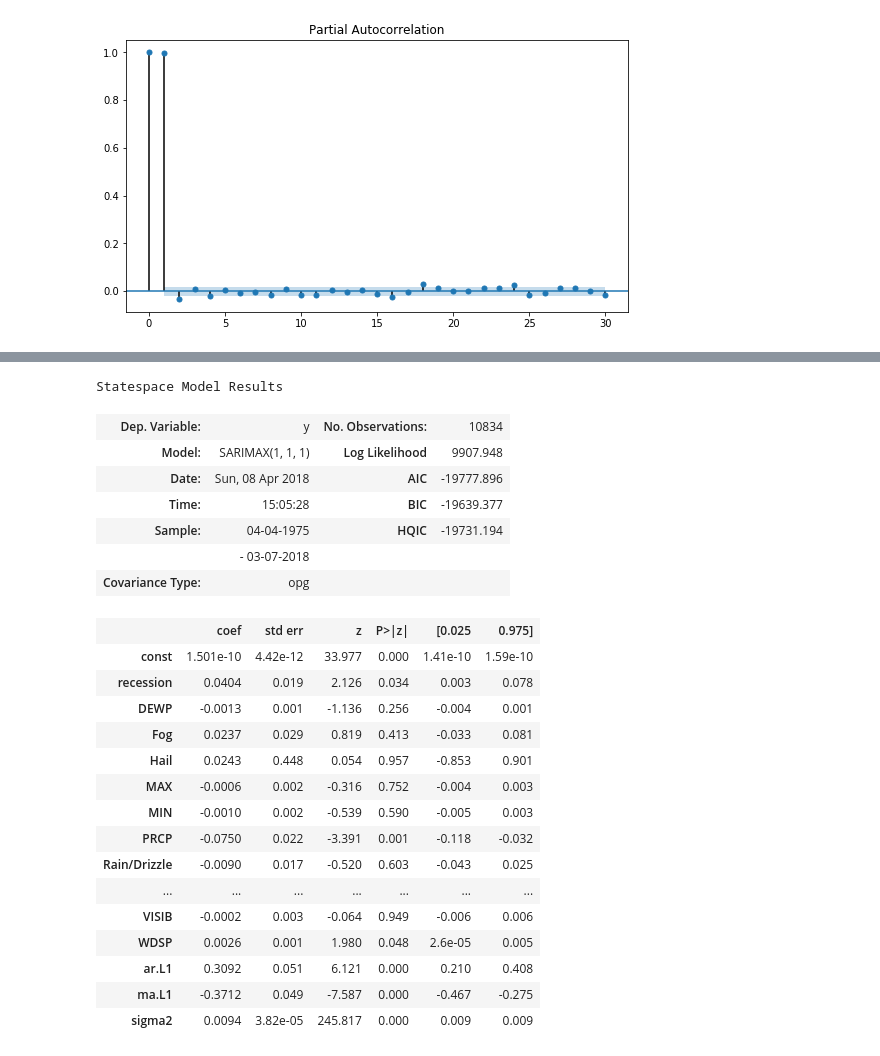
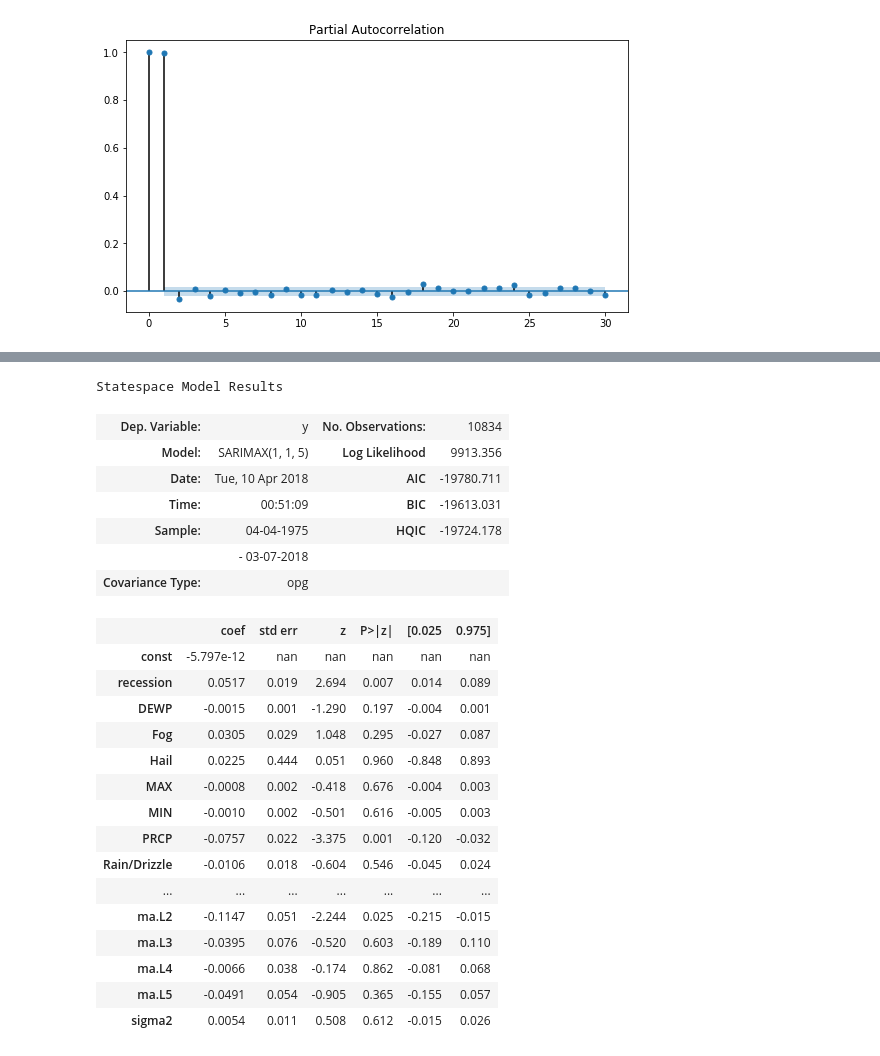
Before and after one commit to ccaspar/weather_commodities, a Jupyter notebook: wc_code.ipynb, the cells around one changed output, grey strips where cells are left out. Saved outputs shown, nothing was run; the diff lists cells and outputs as text; code cells hidden in the pictures.

```diff
--- a/wc_code.ipynb
+++ b/wc_code.ipynb
@@ -447,32 +592,31 @@ plt.xlabel('Year', fontsize=14);
 # %%
 # cotton model
-main_df = pd.read_csv('~/desktop/main_df.csv')
+main_df = pd.read_csv('.//main_df.csv')
 main_df['DATE'] = pd.to_datetime(main_df.DATE)
 cotton = cotton[cotton.date > pd.datetime(1974,12,31)]
 final_df = pd.merge(cotton, main_df, how='left', left_on='date', right_on='DATE')
 final_df.drop('DATE', axis=1, inplace=True)
 final_df.set_index('date', inplace=True)
 final_df.columns = ['price', 'recession', 'DEWP', 'Fog', 'Hail', 'MAX', 'MIN', 'PRCP', 'Rain/Drizzle',
-       'SLP', 'Snow/Ice pellets', 'TEMP', 'Thunder', 'Tornado/Funnel cloud',
-       'VISIB', 'WDSP']
+       'SLP', 'Snow/Ice pellets', 'TEMP', 'Thunder', 'Tornado/Funnel cloud','VISIB', 'WDSP']
 
 
 p = 1 # lagged values
 d = 1 # diffs
-q = 3 # lagged errors
+q = 5 # lagged errors
 
 # seasonal model
-#P = 1
-#D = 1
-#Q = 1
+P = 1
+D = 1
+Q = 0
 
-#s = 252  # days preceding
+s = 252  # days preceding
 
-exog = final_df.drop(['price'], axis=1)
+exog = final_df.drop('price', axis=1)
 exog = sm.add_constant(exog)
 
 #SARIMAX model
-model = sm.tsa.statespace.SARIMAX(endog=final_df.price.values, exog=exog, order=(p,d,q))
+model = sm.tsa.statespace.SARIMAX(endog=final_df.price.values, exog=exog, order=(p,d,q), seasonal_order=(P,D,Q,s))
 results = model.fit()
 results.summary()
 # %% [output]
@@ -514,56 +710,55 @@ plt.xlabel('Year', fontsize=14);
 # %%
 # wheat model
-main_df = pd.read_csv('~/desktop/main_df.csv')
+main_df = pd.read_csv('./main_df.csv')
 main_df['DATE'] = pd.to_datetime(main_df.DATE)
-wheat = wheat[wheat.date > pd.datetime(1974,12,31)]
 final_df = pd.merge(wheat, main_df, how='left', left_on='date', right_on='DATE')
 final_df.drop('DATE', axis=1, inplace=True)
 final_df.set_index('date', inplace=True)
 final_df.columns = ['price', 'recession', 'DEWP', 'Fog', 'Hail', 'MAX', 'MIN', 'PRCP', 'Rain/Drizzle',
-       'SLP', 'Snow/Ice pellets', 'TEMP', 'Thunder', 'Tornado/Funnel cloud',
-       'VISIB', 'WDSP']
+       'SLP', 'Snow/Ice pellets', 'TEMP', 'Thunder', 'Tornado/Funnel cloud','VISIB', 'WDSP']
+
 
 
 p = 1 # lagged values
 d = 1 # diffs
-q = 1 # lagged errors
+q = 5 # lagged errors
 
 # seasonal model
-#P = 1
-#D = 1
-#Q = 1
+P = 1
+D = 1
+Q = 0
 
-#s = 252  # days preceding
+s = 252  # days preceding
 
-exog = final_df.drop(['price'], axis=1)
+exog = final_df.drop('price', axis=1)
 exog = sm.add_constant(exog)
 
 #SARIMAX model
-model = sm.tsa.statespace.SARIMAX(endog=final_df.price.values, exog=exog, order=(p,d,q))
+model = sm.tsa.statespace.SARIMAX(endog=final_df.price.values, exog=exog, order=(p,d,q), seasonal_order=(P,D,Q,s), enforce_stationarity=False, enforce_invertibility=False)
 results = model.fit()
 results.summary()
 # %% [output]
 Statespace Model Results
 | Dep. Variable: | y | No. Observations: | 10834 |
-| Model: | SARIMAX(1, 1, 1) | Log Likelihood | 9907.948 |
-| Date: | Sun, 08 Apr 2018 | AIC | -19777.896 |
-| Time: | 15:05:28 | BIC | -19639.377 |
-| Sample: | 04-04-1975 | HQIC | -19731.194 |
+| Model: | SARIMAX(1, 1, 5) | Log Likelihood | 9913.356 |
+| Date: | Tue, 10 Apr 2018 | AIC | -19780.711 |
+| Time: | 00:51:09 | BIC | -19613.031 |
+| Sample: | 04-04-1975 | HQIC | -19724.178 |
 |  | - 03-07-2018 |  |  |
 | Covariance Type: | opg |  |  |
 |  | coef | std err | z | P>|z| | [0.025 | 0.975] |
-| const | 1.501e-10 | 4.42e-12 | 33.977 | 0.000 | 1.41e-10 | 1.59e-10 |
-| recession | 0.0404 | 0.019 | 2.126 | 0.034 | 0.003 | 0.078 |
-| DEWP | -0.0013 | 0.001 | -1.136 | 0.256 | -0.004 | 0.001 |
-| Fog | 0.0237 | 0.029 | 0.819 | 0.413 | -0.033 | 0.081 |
-| Hail | 0.0243 | 0.448 | 0.054 | 0.957 | -0.853 | 0.901 |
-| MAX | -0.0006 | 0.002 | -0.316 | 0.752 | -0.004 | 0.003 |
-| MIN | -0.0010 | 0.002 | -0.539 | 0.590 | -0.005 | 0.003 |
-| PRCP | -0.0750 | 0.022 | -3.391 | 0.001 | -0.118 | -0.032 |
-| Rain/Drizzle | -0.0090 | 0.017 | -0.520 | 0.603 | -0.043 | 0.025 |
+| const | -5.797e-12 | nan | nan | nan | nan | nan |
+| recession | 0.0517 | 0.019 | 2.694 | 0.007 | 0.014 | 0.089 |
+| DEWP | -0.0015 | 0.001 | -1.290 | 0.197 | -0.004 | 0.001 |
+| Fog | 0.0305 | 0.029 | 1.048 | 0.295 | -0.027 | 0.087 |
+| Hail | 0.0225 | 0.444 | 0.051 | 0.960 | -0.848 | 0.893 |
+| MAX | -0.0008 | 0.002 | -0.418 | 0.676 | -0.004 | 0.003 |
+| MIN | -0.0010 | 0.002 | -0.501 | 0.616 | -0.005 | 0.003 |
+| PRCP | -0.0757 | 0.022 | -3.375 | 0.001 | -0.120 | -0.032 |
+| Rain/Drizzle | -0.0106 | 0.018 | -0.604 | 0.546 | -0.045 | 0.024 |
 | ... | ... | ... | ... | ... | ... | ... |
-| VISIB | -0.0002 | 0.003 | -0.064 | 0.949 | -0.006 | 0.006 |
-| WDSP | 0.0026 | 0.001 | 1.980 | 0.048 | 2.6e-05 | 0.005 |
-| ar.L1 | 0.3092 | 0.051 | 6.121 | 0.000 | 0.210 | 0.408 |
-| ma.L1 | -0.3712 | 0.049 | -7.587 | 0.000 | -0.467 | -0.275 |
-| sigma2 | 0.0094 | 3.82e-05 | 245.817 | 0.000 | 0.009 | 0.009 |
+| ma.L2 | -0.1147 | 0.051 | -2.244 | 0.025 | -0.215 | -0.015 |
+| ma.L3 | -0.0395 | 0.076 | -0.520 | 0.603 | -0.189 | 0.110 |
+| ma.L4 | -0.0066 | 0.038 | -0.174 | 0.862 | -0.081 | 0.068 |
+| ma.L5 | -0.0491 | 0.054 | -0.905 | 0.365 | -0.155 | 0.057 |
+| sigma2 | 0.0054 | 0.011 | 0.508 | 0.612 | -0.015 | 0.026 |
```
Also changed, not shown: parts of 54 cells of this notebook, 2 other files.
